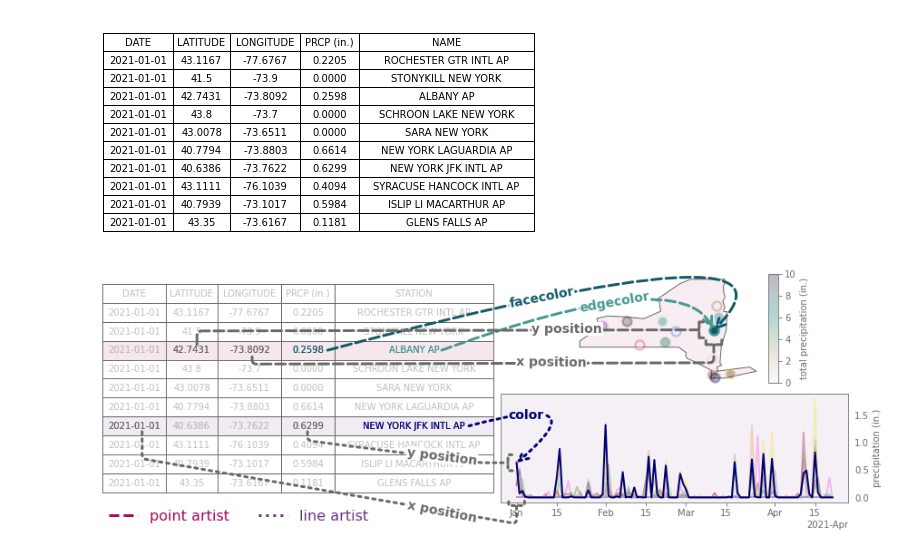
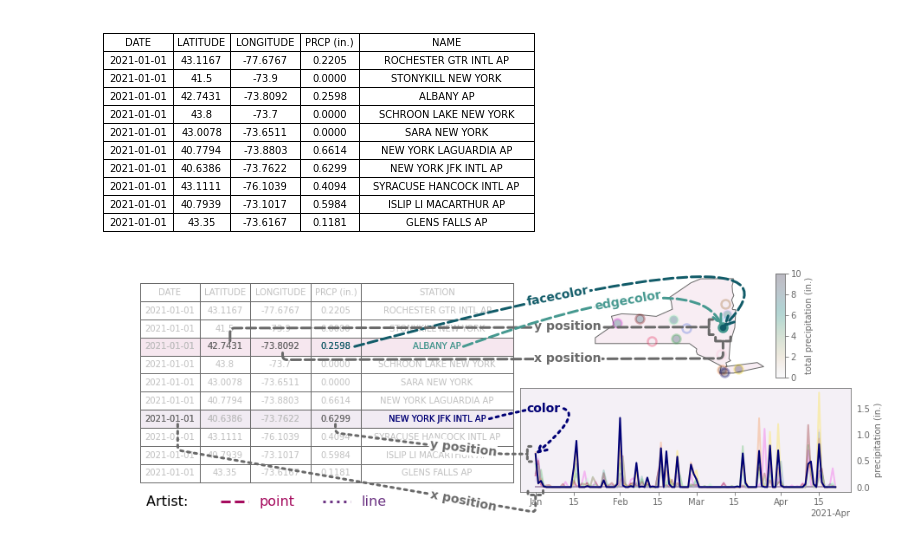
Before and after one commit to story645/proposal, a Jupyter notebook: figures/viz_start.ipynb, the cells around one changed output. Saved outputs shown, nothing was run; the diff lists cells and outputs as text; code cells hidden in the pictures.

Commit message:
new intro

```diff
--- a/figures/viz_start.ipynb
+++ b/figures/viz_start.ipynb
@@ -28,10 +28,10 @@ import cartopy.io.shapereader as shpreader
 import geopandas as gpd
 import intro_plots as ip
 
-paper_path = Path('../../paper/figures/')
+paper_path = Path('../paper/figures/')
 
-slide_path = Path('../../slides/figures/intro/')
-proposal_path = Path('../../draft/figures/intro/')
+slide_path = Path('../slides/figures/intro/')
+proposal_path = Path('../draft/figures/intro/')
 #rcParams['font.family'] = 'Segoe Print'
 # %%
 ny_all = pd.read_csv("nydata")
@@ -127,7 +127,7 @@ xpos_map = mpatches.ConnectionPatch(xyA=(xpx, xpy), coordsA=axd['table'].transDa
                         connectionstyle="arc,angleA=-90, angleB=-90,armA=8, armB=20,rad=5",
                                     color=pos_color, zorder=10, **arrow_kws)
 fig.add_artist(xpos_map)
-fig.text(.53, .65, "x position", bbox=bbox, rotation=-1, color=pos_color, **font_kw)
+fig.text(.53, .65, "x position", bbox=bbox, rotation=0, color=pos_color, **font_kw)
 
 #y position
 ypx, ypy = ip.source_cell(tab[(mr,1)], pos_color, yr=.8)
@@ -137,17 +137,19 @@ ypos_map = mpatches.ConnectionPatch(xyA=(ypx, ypy), coordsA=axd['table'].transDa
                                     connectionstyle='arc,angleA=90, angleB=180,armA=15, armB=30,rad=5',
                                     color=pos_color,zorder=10, **arrow_kws)#"angle,angleA=90,angleB=180"
 fig.add_artist(ypos_map)
-fig.text(.55,.78, "y position", color=pos_color, bbox=bbox, **font_kw)
+fig.text(.53,.78, "y position", color=pos_color, bbox=bbox, **font_kw)
 
 
 #edgecolor
-ex, ey = ip.source_cell(tab[(mr,4)], edge_color, xr=.72)
+ex, ey = ip.source_cell(tab[(mr,4)], ip.cdict[station_map], xr=.72)
 edge_map = mpatches.ConnectionPatch(xyA=(ex, ey), coordsA=axd['table'].transData,
                                     xyB=(mdata['lon']-.05, mdata['lat']+.05), coordsB=axd['map'].transData,
                                     arrowstyle="->", connectionstyle="angle3, angleA=20, angleB=115",
-                                    color=ip.cdict[station_map],**arrow_kws)
+                                    color=ip.cdict[station_map],**arrow_kws, zorder=font_kw['zorder']+1)
 fig.add_artist(edge_map)
-fig.text(.61,.88, "edgecolor", color=ip.cdict[station_map], rotation=10, bbox=bbox, **font_kw)
+font_kww=font_kw.copy()
+font_kww['zorder']=font_kw['zorder']+2
+fig.text(.61,.88, "edgecolor", color=ip.cdict[station_map], rotation=10, bbox=bbox, **font_kww,)
 
 #facecolor
 face_color = cmap(norm(nygdf['PRCPI'][station_map]))
@@ -184,37 +186,38 @@ ypos_map = mpatches.ConnectionPatch(xyA=(ypx, ypy), coordsA=axd['table'].transDa
                                     color=pos_color,zorder=10, **arrow_kws)#"angle,angleA=90,angleB=180"
 fig.add_artist(ypos_map)
 fig.text(.39, .29, "y position", bbox=bbox, color=pos_color, rotation=-7, **font_kw)
 
 # color
 cx, cy = ip.source_cell(tab[(tr,4)], ip.cdict[station_time], xr=.9)
 face_map = mpatches.ConnectionPatch(xyA=(cx, cy), coordsA=axd['table'].transData,
                                     xyB=(mdates.date2num(tdata['date']), tdata['prcp']), coordsB=axd['time'].transData,
                                     arrowstyle="->", connectionstyle="angle3, angleA=15,angleB=-140",
                                     color=ip.cdict[station_time],**arrow_kws)
 fig.add_artist(face_map)
 bbox2 = bbox.copy()
 tafade =  '#f5f0f6' # alpha .075 level tacolor, '#f1ecf3'
 bbox2['facecolor'] =  tafade
 bbox2['edgecolor'] = tafade
 fig.text(.52, .45, "color", color=ip.cdict[station_time], rotation=0, bbox=bbox2, **font_kw)
 
 afont_kws = {'fontsize':24, 'fontweight':'bold', 'va':'center', 'ha':'left', 'zorder':25}
 
 
 [tab[(row, col)].set_facecolor(mcolors.to_rgba(color, alpha=.05))
      for col in range(5) for row, color in [(mr, macolor), (tr, tacolor)]]
 
 for c in axd['map'].get_children():
     if isinstance(c, PatchCollection):
         c.set_facecolor(mcolors.to_rgba(macolor, alpha=.075))
 axd['time'].set_facecolor(mcolors.to_rgba(tacolor, alpha=.075))
 
-point_a = mlines.Line2D([],[], linewidth=3, color=macolor, linestyle=mls, label='point artist')
-line_a = mlines.Line2D([],[], linewidth=3, color=tacolor, linestyle=tls, label='line artist')
+title_l = mlines.Line2D({}, [], linewidth=0, color='k', label='Artist: ' )
+point_a = mlines.Line2D([],[], linewidth=3, color=macolor, linestyle=mls, label='point')
+line_a = mlines.Line2D([],[], linewidth=3, color=tacolor, linestyle=tls, label='line')
 
-lg = fig.legend(handles=[point_a, line_a], ncol=2,
-           loc='lower left', fontsize=font_kw['fontsize']+2, labelcolor='linecolor',
-                frameon=False, facecolor='none')
-fig.savefig(proposal_path/"functions.png", bbox_inches='tight')
+lg = fig.legend(handles=[title_l, point_a, line_a], ncol=3,
+                fontsize=font_kw['fontsize']+2, labelcolor='linecolor',
+                frameon=False, facecolor='none', bbox_to_anchor=(0.35,.15), bbox_transform=fig.transFigure)
+fig.savefig(proposal_path/"functions.png", bbox_inches='tight', dpi=200)
 # %% [output]
-[figure, old version]
+[figure, new version]
```
Also changed, not shown: 2 other files.
